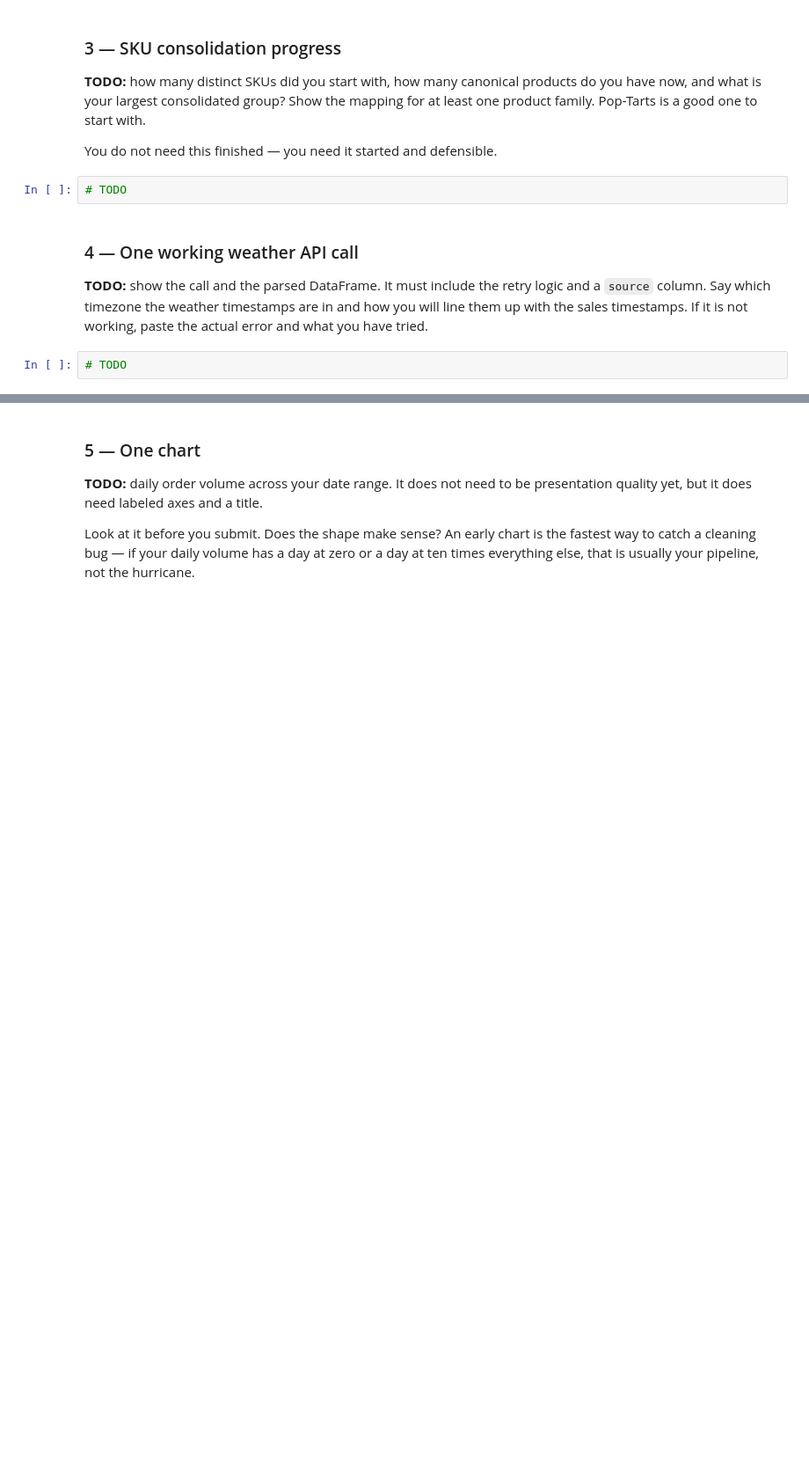
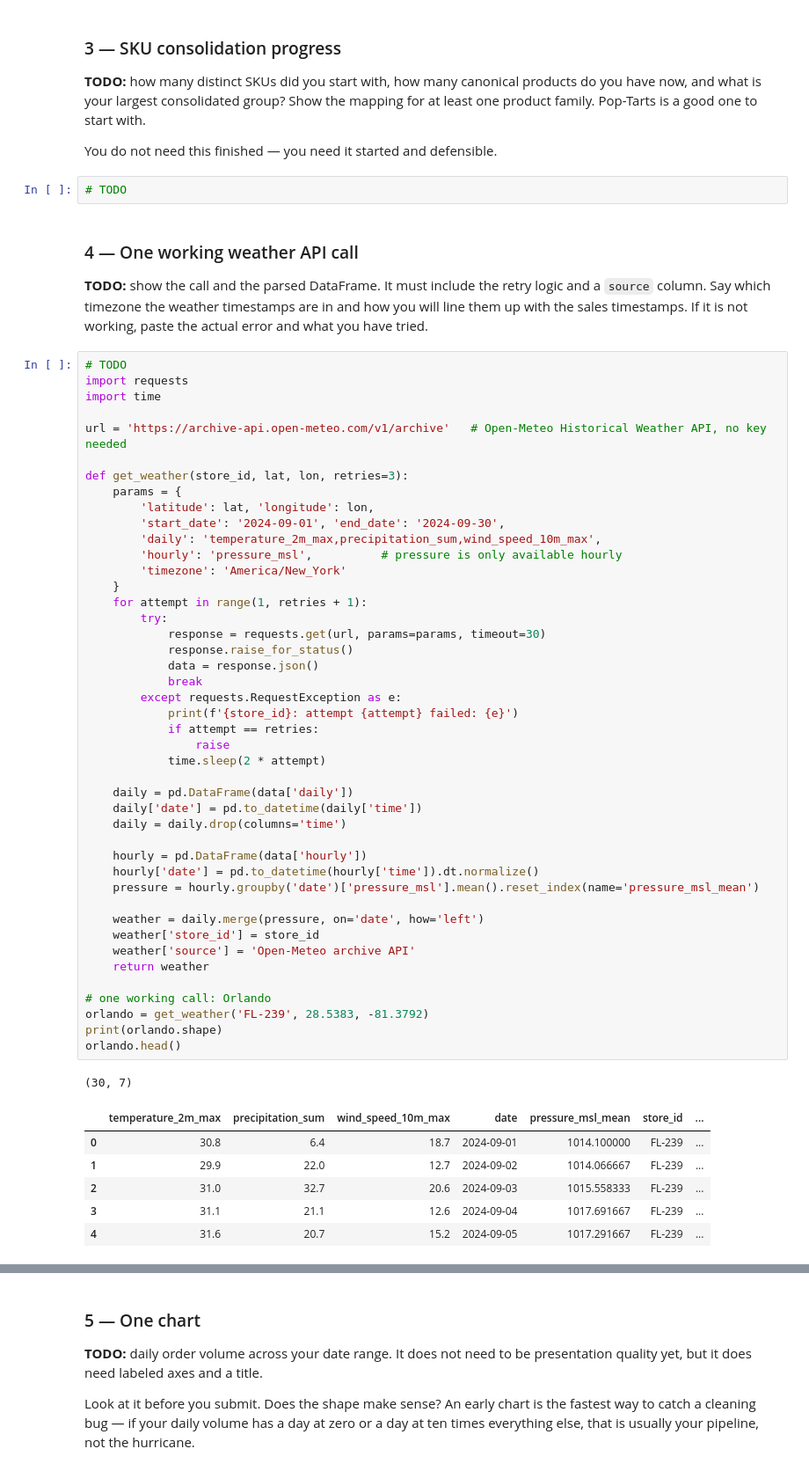
Before and after one commit to prabhnoor14/walmart-hurricane-project, a Jupyter notebook: notebooks/2026-10-23 — Midterm Checkpoint — Lab.ipynb, the cells around one changed output, grey strips where cells are left out. Shown at 88% size. Cells and saved outputs as stored; diff of their text form; blank space fills up the shorter version.

```diff
--- a/notebooks/2026-10-23 — Midterm Checkpoint — Lab.ipynb
+++ b/notebooks/2026-10-23 — Midterm Checkpoint — Lab.ipynb
@@ -297,5 +385,55 @@ You do not need this finished — you need it started and defensible.
 ### 4 — One working weather API call
 
 **TODO:** show the call and the parsed DataFrame. It must include the retry logic and a `source` column. Say which timezone the weather timestamps are in and how you will line them up with the sales timestamps. If it is not working, paste the actual error and what you have tried.
-# %%
-# TODO
+# %%
+# TODO
+import requests
+import time
+
+url = 'https://archive-api.open-meteo.com/v1/archive'   # Open-Meteo Historical Weather API, no key needed
+
+def get_weather(store_id, lat, lon, retries=3):
+    params = {
+        'latitude': lat, 'longitude': lon,
+        'start_date': '2024-09-01', 'end_date': '2024-09-30',
+        'daily': 'temperature_2m_max,precipitation_sum,wind_speed_10m_max',
+        'hourly': 'pressure_msl',          # pressure is only available hourly
+        'timezone': 'America/New_York'
+    }
+    for attempt in range(1, retries + 1):
+        try:
+            response = requests.get(url, params=params, timeout=30)
+            response.raise_for_status()
+            data = response.json()
+            break
+        except requests.RequestException as e:
+            print(f'{store_id}: attempt {attempt} failed: {e}')
+            if attempt == retries:
+                raise
+            time.sleep(2 * attempt)
+
+    daily = pd.DataFrame(data['daily'])
+    daily['date'] = pd.to_datetime(daily['time'])
+    daily = daily.drop(columns='time')
+
+    hourly = pd.DataFrame(data['hourly'])
+    hourly['date'] = pd.to_datetime(hourly['time']).dt.normalize()
+    pressure = hourly.groupby('date')['pressure_msl'].mean().reset_index(name='pressure_msl_mean')
+
+    weather = daily.merge(pressure, on='date', how='left')
+    weather['store_id'] = store_id
+    weather['source'] = 'Open-Meteo archive API'
+    return weather
+
+# one working call: Orlando
+orlando = get_weather('FL-239', 28.5383, -81.3792)
+print(orlando.shape)
+orlando.head()
+# %% [output]
+(30, 7)
+|  | temperature_2m_max | precipitation_sum | wind_speed_10m_max | date | pressure_msl_mean | store_id | ... |
+| 0 | 30.8 | 6.4 | 18.7 | 2024-09-01 | 1014.100000 | FL-239 | ... |
+| 1 | 29.9 | 22.0 | 12.7 | 2024-09-02 | 1014.066667 | FL-239 | ... |
+| 2 | 31.0 | 32.7 | 20.6 | 2024-09-03 | 1015.558333 | FL-239 | ... |
+| 3 | 31.1 | 21.1 | 12.6 | 2024-09-04 | 1017.691667 | FL-239 | ... |
+| 4 | 31.6 | 20.7 | 15.2 | 2024-09-05 | 1017.291667 | FL-239 | ... |
```
Also changed, not shown: parts of 20 cells of this notebook.
